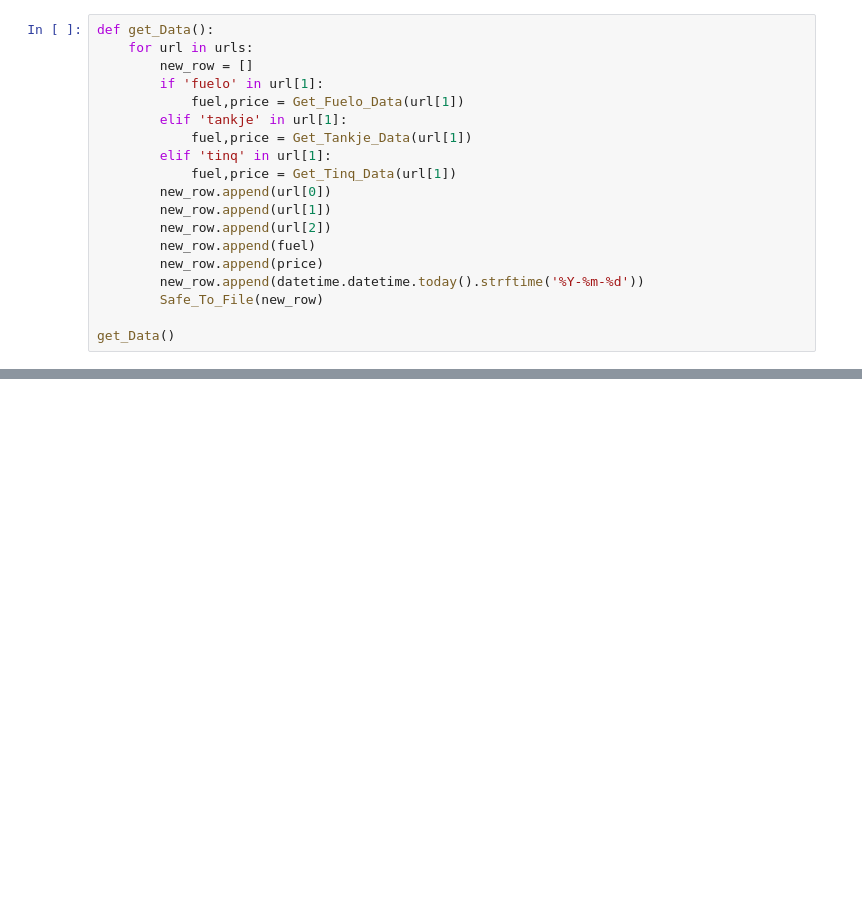
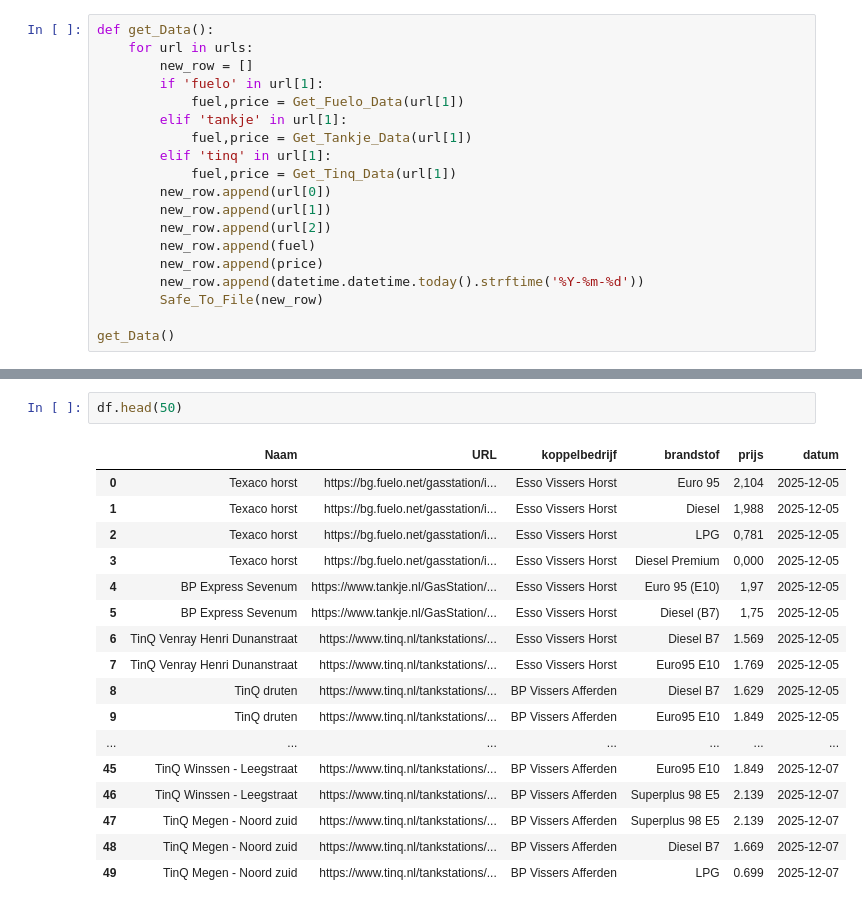
Before and after one commit to Renzo128/VissersEnergy, a Jupyter notebook: main.ipynb, the cells around one changed output, grey strips where cells are left out. Drawn from its saved outputs; the diff is of its cells as text; blank space fills up the shorter version.

```diff
--- a/main.ipynb
+++ b/main.ipynb
@@ -177,0 +198,20 @@ df
+# %%
+df.head(50)
+# %% [output]
+|  | Naam | URL | koppelbedrijf | brandstof | prijs | datum |
+| 0 | Texaco horst | https://bg.fuelo.net/gasstation/i... | Esso Vissers Horst | Euro 95 | 2,104 | 2025-12-05 |
+| 1 | Texaco horst | https://bg.fuelo.net/gasstation/i... | Esso Vissers Horst | Diesel | 1,988 | 2025-12-05 |
+| 2 | Texaco horst | https://bg.fuelo.net/gasstation/i... | Esso Vissers Horst | LPG | 0,781 | 2025-12-05 |
+| 3 | Texaco horst | https://bg.fuelo.net/gasstation/i... | Esso Vissers Horst | Diesel Premium | 0,000 | 2025-12-05 |
+| 4 | BP Express Sevenum | https://www.tankje.nl/GasStation/... | Esso Vissers Horst | Euro 95 (E10) | 1,97 | 2025-12-05 |
+| 5 | BP Express Sevenum | https://www.tankje.nl/GasStation/... | Esso Vissers Horst | Diesel (B7) | 1,75 | 2025-12-05 |
+| 6 | TinQ Venray Henri Dunanstraat | https://www.tinq.nl/tankstations/... | Esso Vissers Horst | Diesel B7 | 1.569 | 2025-12-05 |
+| 7 | TinQ Venray Henri Dunanstraat | https://www.tinq.nl/tankstations/... | Esso Vissers Horst | Euro95 E10 | 1.769 | 2025-12-05 |
+| 8 | TinQ druten | https://www.tinq.nl/tankstations/... | BP Vissers Afferden | Diesel B7 | 1.629 | 2025-12-05 |
+| 9 | TinQ druten | https://www.tinq.nl/tankstations/... | BP Vissers Afferden | Euro95 E10 | 1.849 | 2025-12-05 |
+| ... | ... | ... | ... | ... | ... | ... |
+| 45 | TinQ Winssen - Leegstraat | https://www.tinq.nl/tankstations/... | BP Vissers Afferden | Euro95 E10 | 1.849 | 2025-12-07 |
+| 46 | TinQ Winssen - Leegstraat | https://www.tinq.nl/tankstations/... | BP Vissers Afferden | Superplus 98 E5 | 2.139 | 2025-12-07 |
+| 47 | TinQ Megen - Noord zuid | https://www.tinq.nl/tankstations/... | BP Vissers Afferden | Superplus 98 E5 | 2.139 | 2025-12-07 |
+| 48 | TinQ Megen - Noord zuid | https://www.tinq.nl/tankstations/... | BP Vissers Afferden | Diesel B7 | 1.669 | 2025-12-07 |
+| 49 | TinQ Megen - Noord zuid | https://www.tinq.nl/tankstations/... | BP Vissers Afferden | LPG | 0.699 | 2025-12-07 |
```
Also changed, not shown: parts of 13 cells of this notebook, 1 other file.
